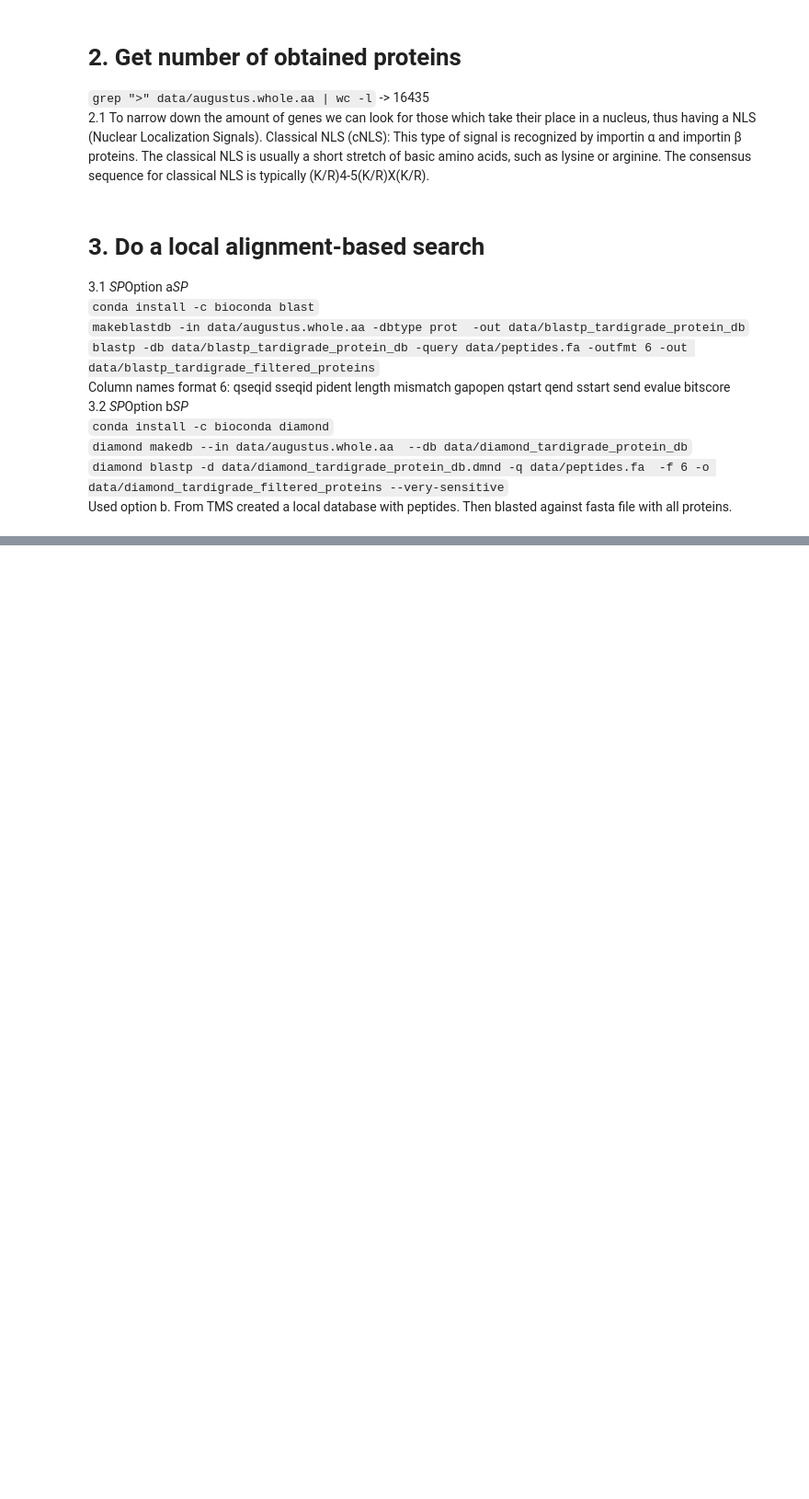
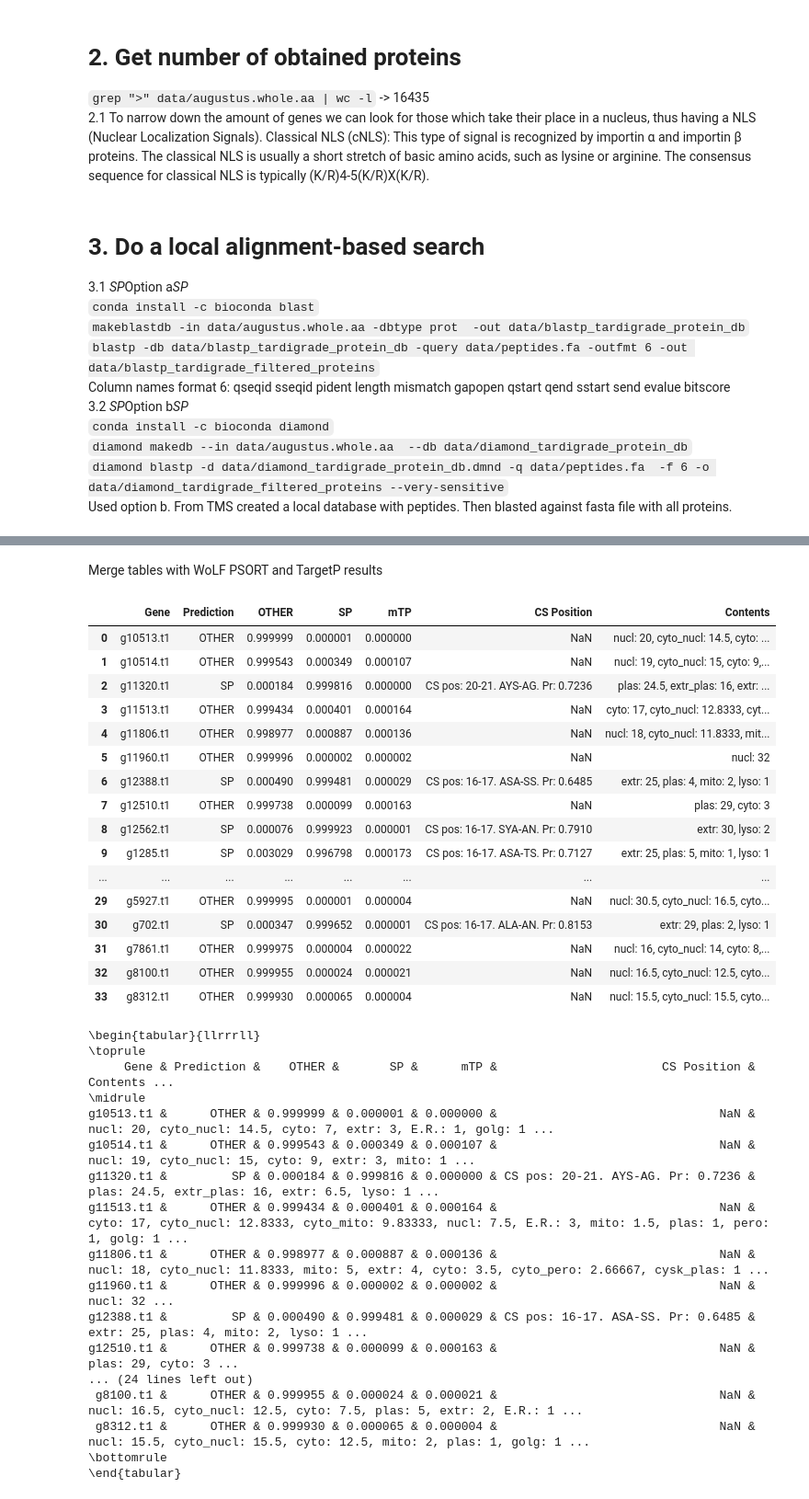
Before and after one commit to NSapozhnikov/GenePrediction, a Jupyter notebook: notebook.ipynb, the cells around one changed output, grey strips where cells are left out. Shown: that part at 92% size. Saved outputs shown, nothing was run; the diff lists cells and outputs as text; code cells hidden in the pictures; blank space fills up the shorter version.

```diff
--- a/notebook.ipynb
+++ b/notebook.ipynb
@@ -94,0 +64,64 @@ WoLF PSORT:
+# %% [markdown]
+Merge tables with WoLF PSORT and TargetP results
+# %%
+import os
+import pandas as pd
+import json
+
+with open (os.path.join('data', 'blastp_WoLFPSORT_results'), 'r') as fp:
+    wolf_results = {}
+    file_content = fp.readlines()[0:]
+    for line in file_content:
+        line_content = line.strip().split(' ')
+        wolf_results[line_content[0]] = (' ').join(line_content[2:])
+
+wolf_results_df = pd.DataFrame(list(wolf_results.items()), columns=['Gene', 'Contents'])
+
+targetP_df = pd.read_csv(os.path.join('data', 'blastp_selected_sequences_TargetP_results'), sep='\t', skiprows=1, header=0)
+targetP_df.rename(columns={targetP_df.columns[0]: 'Gene'}, inplace=True)
+# blast_results_df = pd.read_csv(os.path.join('data', 'blastp_selected_sequences_BLAST_results.csv'),
+#                                names=['query acc.ver', 'subject acc.ver', '% identity', 'alignment length', 'mismatches', 'gap opens', 'q. start', 'q. end', 's. start', 's. end', 'evalue', 'bit score', '% positives'])
+
+result_df = targetP_df.merge(wolf_results_df, how='inner', left_on='Gene', right_on='Gene')
+pd.set_option('display.max_colwidth', None)
+display(result_df)
+
+# result_df['Contents'][0]
+
+latex_code = result_df.to_latex(index=False, escape=False)
+print(latex_code)
+# %% [output]
+|  | Gene | Prediction | OTHER | SP | mTP | CS Position | Contents |
+| 0 | g10513.t1 | OTHER | 0.999999 | 0.000001 | 0.000000 | NaN | nucl: 20, cyto_nucl: 14.5, cyto: ... |
+| 1 | g10514.t1 | OTHER | 0.999543 | 0.000349 | 0.000107 | NaN | nucl: 19, cyto_nucl: 15, cyto: 9,... |
+| 2 | g11320.t1 | SP | 0.000184 | 0.999816 | 0.000000 | CS pos: 20-21. AYS-AG. Pr: 0.7236 | plas: 24.5, extr_plas: 16, extr: ... |
+| 3 | g11513.t1 | OTHER | 0.999434 | 0.000401 | 0.000164 | NaN | cyto: 17, cyto_nucl: 12.8333, cyt... |
+| 4 | g11806.t1 | OTHER | 0.998977 | 0.000887 | 0.000136 | NaN | nucl: 18, cyto_nucl: 11.8333, mit... |
+| 5 | g11960.t1 | OTHER | 0.999996 | 0.000002 | 0.000002 | NaN | nucl: 32 |
+| 6 | g12388.t1 | SP | 0.000490 | 0.999481 | 0.000029 | CS pos: 16-17. ASA-SS. Pr: 0.6485 | extr: 25, plas: 4, mito: 2, lyso: 1 |
+| 7 | g12510.t1 | OTHER | 0.999738 | 0.000099 | 0.000163 | NaN | plas: 29, cyto: 3 |
+| 8 | g12562.t1 | SP | 0.000076 | 0.999923 | 0.000001 | CS pos: 16-17. SYA-AN. Pr: 0.7910 | extr: 30, lyso: 2 |
+| 9 | g1285.t1 | SP | 0.003029 | 0.996798 | 0.000173 | CS pos: 16-17. ASA-TS. Pr: 0.7127 | extr: 25, plas: 5, mito: 1, lyso: 1 |
+| ... | ... | ... | ... | ... | ... | ... | ... |
+| 29 | g5927.t1 | OTHER | 0.999995 | 0.000001 | 0.000004 | NaN | nucl: 30.5, cyto_nucl: 16.5, cyto... |
+| 30 | g702.t1 | SP | 0.000347 | 0.999652 | 0.000001 | CS pos: 16-17. ALA-AN. Pr: 0.8153 | extr: 29, plas: 2, lyso: 1 |
+| 31 | g7861.t1 | OTHER | 0.999975 | 0.000004 | 0.000022 | NaN | nucl: 16, cyto_nucl: 14, cyto: 8,... |
+| 32 | g8100.t1 | OTHER | 0.999955 | 0.000024 | 0.000021 | NaN | nucl: 16.5, cyto_nucl: 12.5, cyto... |
+| 33 | g8312.t1 | OTHER | 0.999930 | 0.000065 | 0.000004 | NaN | nucl: 15.5, cyto_nucl: 15.5, cyto... |
+\begin{tabular}{llrrrll}
+\toprule
+     Gene & Prediction &    OTHER &       SP &      mTP &                       CS Position &                                                                                                   Contents ...
+\midrule
+g10513.t1 &      OTHER & 0.999999 & 0.000001 & 0.000000 &                               NaN &                                              nucl: 20, cyto_nucl: 14.5, cyto: 7, extr: 3, E.R.: 1, golg: 1 ...
+g10514.t1 &      OTHER & 0.999543 & 0.000349 & 0.000107 &                               NaN &                                                         nucl: 19, cyto_nucl: 15, cyto: 9, extr: 3, mito: 1 ...
+g11320.t1 &         SP & 0.000184 & 0.999816 & 0.000000 & CS pos: 20-21. AYS-AG. Pr: 0.7236 &                                                              plas: 24.5, extr_plas: 16, extr: 6.5, lyso: 1 ...
+g11513.t1 &      OTHER & 0.999434 & 0.000401 & 0.000164 &                               NaN & cyto: 17, cyto_nucl: 12.8333, cyto_mito: 9.83333, nucl: 7.5, E.R.: 3, mito: 1.5, plas: 1, pero: 1, golg: 1 ...
+g11806.t1 &      OTHER & 0.998977 & 0.000887 & 0.000136 &                               NaN &                nucl: 18, cyto_nucl: 11.8333, mito: 5, extr: 4, cyto: 3.5, cyto_pero: 2.66667, cysk_plas: 1 ...
+g11960.t1 &      OTHER & 0.999996 & 0.000002 & 0.000002 &                               NaN &                                                                                                   nucl: 32 ...
+g12388.t1 &         SP & 0.000490 & 0.999481 & 0.000029 & CS pos: 16-17. ASA-SS. Pr: 0.6485 &                                                                        extr: 25, plas: 4, mito: 2, lyso: 1 ...
+g12510.t1 &      OTHER & 0.999738 & 0.000099 & 0.000163 &                               NaN &                                                                                          plas: 29, cyto: 3 ...
+... (24 lines left out)
+ g8100.t1 &      OTHER & 0.999955 & 0.000024 & 0.000021 &                               NaN &                                          nucl: 16.5, cyto_nucl: 12.5, cyto: 7.5, plas: 5, extr: 2, E.R.: 1 ...
+ g8312.t1 &      OTHER & 0.999930 & 0.000065 & 0.000004 &                               NaN &                                         nucl: 15.5, cyto_nucl: 15.5, cyto: 12.5, mito: 2, plas: 1, golg: 1 ...
+\bottomrule
+\end{tabular}
```
Also changed, not shown: parts of 8 cells of this notebook, 13 other files.
